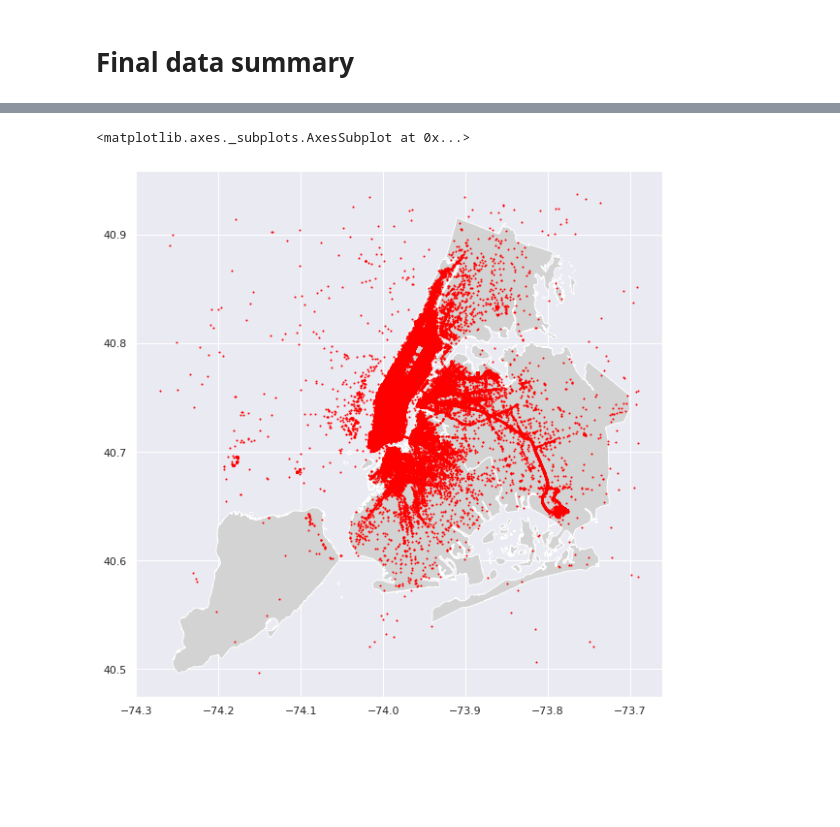
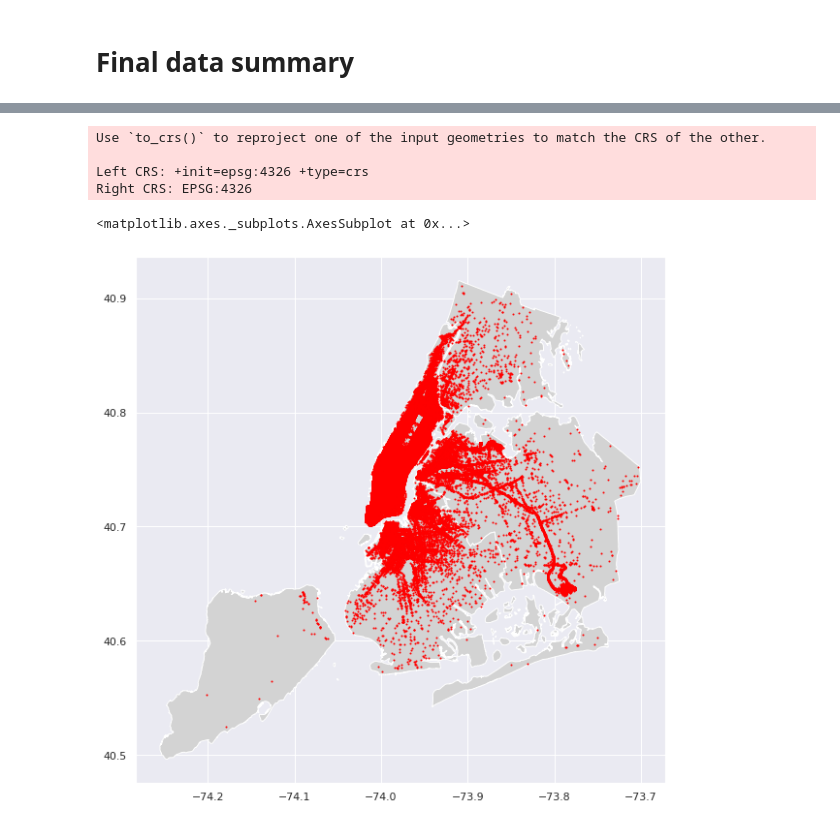
Before and after one commit to DragoneKTM/TaxiDrive_duration_prediction, a Jupyter notebook: Notebooks/1_Preparation.ipynb, the cells around one changed output, grey strips where cells are left out. Saved outputs shown, nothing was run; the diff lists cells and outputs as text; code cells hidden in the pictures; blank space fills up the shorter version.

Commit message:
Final clear of all points outside NY

```diff
--- a/Notebooks/1_Preparation.ipynb
+++ b/Notebooks/1_Preparation.ipynb
@@ -322,10 +324,18 @@ plt.gca().set( ylabel='Frequency', xlabel="Duration in sec");
 # %%
 geometry = [Point(xy) for xy in zip(ds_train_noOutlier['pickup_longitude'], ds_train_noOutlier['pickup_latitude'])]
 geo_df = gpd.GeoDataFrame(ds_train_noOutlier, crs = crs, geometry = geometry)
+# %%
+import rtree
+points_within_ny = gpd.sjoin(geo_df, ny_bb, op="within")
+# %% [output]
+Use `to_crs()` to reproject one of the input geometries to match the CRS of the other.
+
+Left CRS: +init=epsg:4326 +type=crs
+Right CRS: EPSG:4326
 # %%
 fig, ax = plt.subplots(figsize = (10,10))
 ny_bb.plot(ax=ax, color='lightgrey')
-geo_df.plot(ax=ax, marker='o', color='red', markersize=1)
+points_within_ny.plot(ax=ax, marker='o', color='red', markersize=1)
 # %% [output]
 <matplotlib.axes._subplots.AxesSubplot at 0x...>
-[figure, old version]
+[figure, new version]
```
Also changed, not shown: parts of 6 cells of this notebook.
